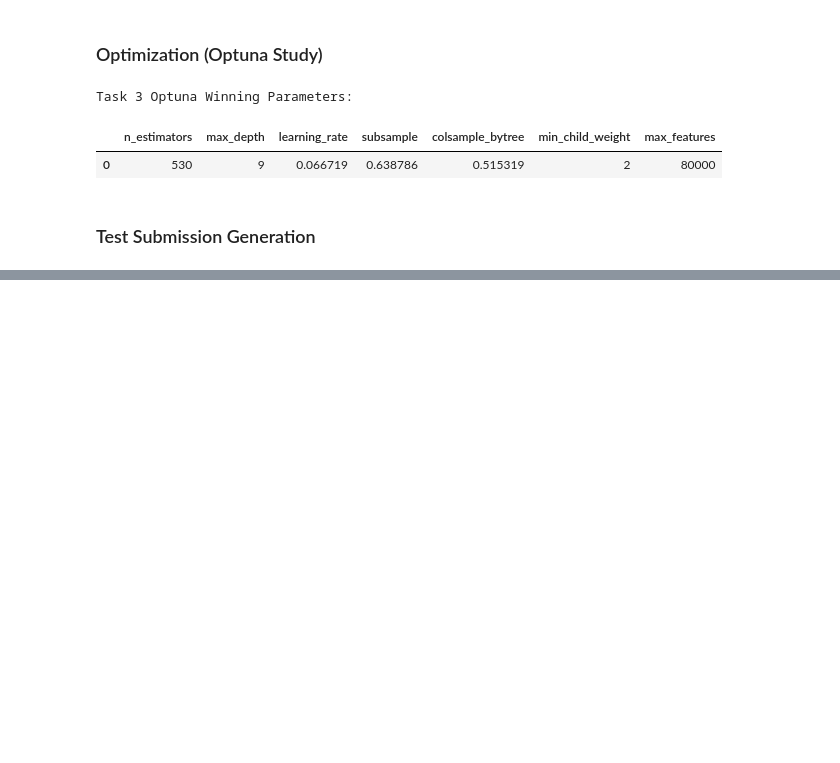
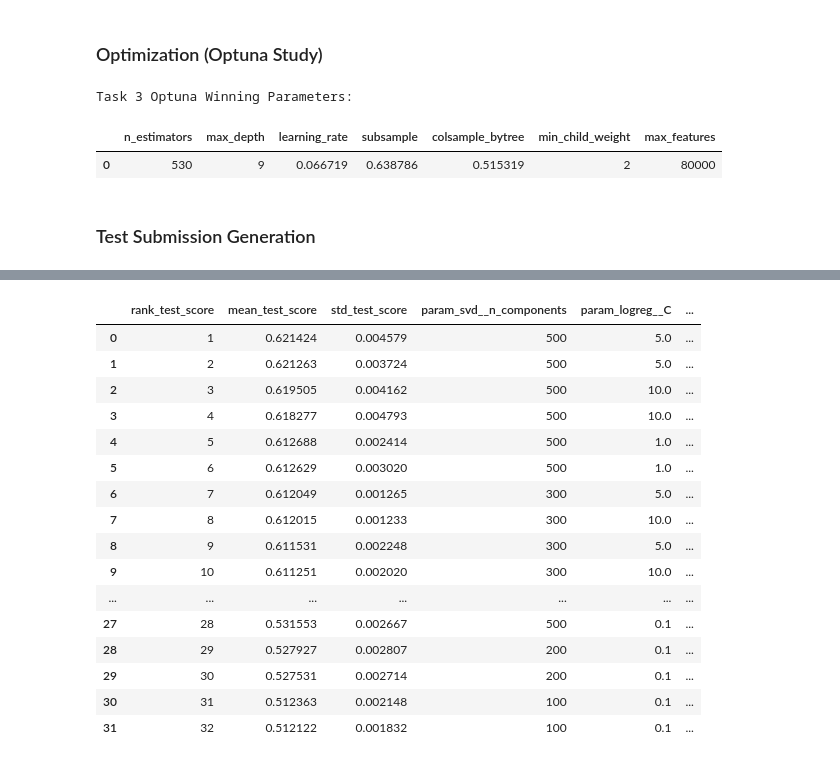
Before and after one commit to ryan-tzw/ml-project, a Jupyter notebook: notebooks/final_submission.ipynb, the cells around one changed output, grey strips where cells are left out. Cells and saved outputs as stored; diff of their text form; code cells hidden in the pictures; blank space fills up the shorter version.

Commit message:
Task3: added SVD_LogReg to final_submission.ipynb

```diff
--- a/notebooks/final_submission.ipynb
+++ b/notebooks/final_submission.ipynb
@@ -1763,0 +1769,17 @@ if RUN_OPTUNA_SUBMISSION_GENERATION:
+# %%
+SVD_LOGREG_OUTPUTS_DIR = PROJECT_ROOT / "src" / "task3" / "outputs"
+SVD_LOGREG_RESULTS_PATH = SVD_LOGREG_OUTPUTS_DIR / "svd_logreg_gridsearch_results.csv"
+SVD_LOGREG_SUBMISSION_PATH = SUBMISSIONS_DIR / "task3_SVD_LogReg.csv"
+
+SVD_LOGREG_N_JOBS = 2
+SVD_LOGREG_MAX_ITER = 1000
+
+# Hyperparameter grid used in GridSearchCV (3-fold CV, all 32 combinations)
+SVD_LOGREG_PARAM_GRID = {
+    "svd__n_components": [100, 200, 300, 500],
+    "logreg__C":         [0.1, 1.0, 5.0, 10.0],
+    "logreg__solver":    ["lbfgs", "saga"],
+}
+
+RECOMPUTE_SVD_LOGREG_RESULTS = False
+RUN_SVD_LOGREG_SUBMISSION_GENERATION = False
@@ -1763,0 +1820,62 @@ if RUN_OPTUNA_SUBMISSION_GENERATION:
+# %%
+from sklearn.model_selection import GridSearchCV
+from sklearn.metrics import make_scorer
+
+
+def run_svd_logreg_search(train_df: pd.DataFrame, recompute: bool) -> pd.DataFrame:
+    """Run GridSearchCV over all SVD+LogReg combos, or load saved results."""
+    if not recompute:
+        return pd.read_csv(SVD_LOGREG_RESULTS_PATH)
+
+    X = train_df["cleaned_abstract"].to_numpy(dtype=str)
+    y = train_df["label_id"].to_numpy(dtype=np.int64)
+
+    cv = StratifiedKFold(n_splits=3, shuffle=True, random_state=RANDOM_STATE)
+    search = GridSearchCV(
+        estimator=build_svd_logreg_pipeline(),
+        param_grid=SVD_LOGREG_PARAM_GRID,
+        scoring=make_scorer(f1_score, average="macro"),
+        cv=cv,
+        n_jobs=SVD_LOGREG_N_JOBS,
+        refit=True,
+        return_train_score=True,
+        verbose=2,
+    )
+    search.fit(X, y)
+
+    results_df = (
+        pd.DataFrame(search.cv_results_)
+        .sort_values("rank_test_score")
+        .reset_index(drop=True)
+    )
+    SVD_LOGREG_OUTPUTS_DIR.mkdir(parents=True, exist_ok=True)
+    results_df.to_csv(SVD_LOGREG_RESULTS_PATH, index=False)
+    return results_df
+
+
+svd_logreg_results_df = run_svd_logreg_search(train_df, recompute=RECOMPUTE_SVD_LOGREG_RESULTS)
+
+# Extract best params from rank 1
+svd_logreg_best_row = svd_logreg_results_df.sort_values("rank_test_score").iloc[0]
+svd_logreg_best_params = {
+    "svd__n_components": int(svd_logreg_best_row["param_svd__n_components"]),
+    "logreg__C":         float(svd_logreg_best_row["param_logreg__C"]),
+    "logreg__solver":    str(svd_logreg_best_row["param_logreg__solver"]),
+}
+
+print("SVD + Logistic Regression — all results (sorted by rank):")
+display(
+    svd_logreg_results_df[[
+        "rank_test_score",
+        "mean_test_score",
+        "std_test_score",
+        "param_svd__n_components",
+        "param_logreg__C",
+        "param_logreg__solver",
+        "mean_fit_time",
+    ]]
+)
+print("\nBest config:", svd_logreg_best_params)
+print(f"Best CV macro-F1: {svd_logreg_best_row['mean_test_score']:.4f} "
+      f"± {svd_logreg_best_row['std_test_score']:.4f}")
+# %% [output]
@@ -1763,0 +1883,17 @@ if RUN_OPTUNA_SUBMISSION_GENERATION:
+|  | rank_test_score | mean_test_score | std_test_score | param_svd__n_components | param_logreg__C | ... |
+| 0 | 1 | 0.621424 | 0.004579 | 500 | 5.0 | ... |
+| 1 | 2 | 0.621263 | 0.003724 | 500 | 5.0 | ... |
+| 2 | 3 | 0.619505 | 0.004162 | 500 | 10.0 | ... |
+| 3 | 4 | 0.618277 | 0.004793 | 500 | 10.0 | ... |
+| 4 | 5 | 0.612688 | 0.002414 | 500 | 1.0 | ... |
+| 5 | 6 | 0.612629 | 0.003020 | 500 | 1.0 | ... |
+| 6 | 7 | 0.612049 | 0.001265 | 300 | 5.0 | ... |
+| 7 | 8 | 0.612015 | 0.001233 | 300 | 10.0 | ... |
+| 8 | 9 | 0.611531 | 0.002248 | 300 | 5.0 | ... |
+| 9 | 10 | 0.611251 | 0.002020 | 300 | 10.0 | ... |
+| ... | ... | ... | ... | ... | ... | ... |
+| 27 | 28 | 0.531553 | 0.002667 | 500 | 0.1 | ... |
+| 28 | 29 | 0.527927 | 0.002807 | 200 | 0.1 | ... |
+| 29 | 30 | 0.527531 | 0.002714 | 200 | 0.1 | ... |
+| 30 | 31 | 0.512363 | 0.002148 | 100 | 0.1 | ... |
+| 31 | 32 | 0.512122 | 0.001832 | 100 | 0.1 | ... |
```
Also changed, not shown: parts of 9 cells of this notebook.
